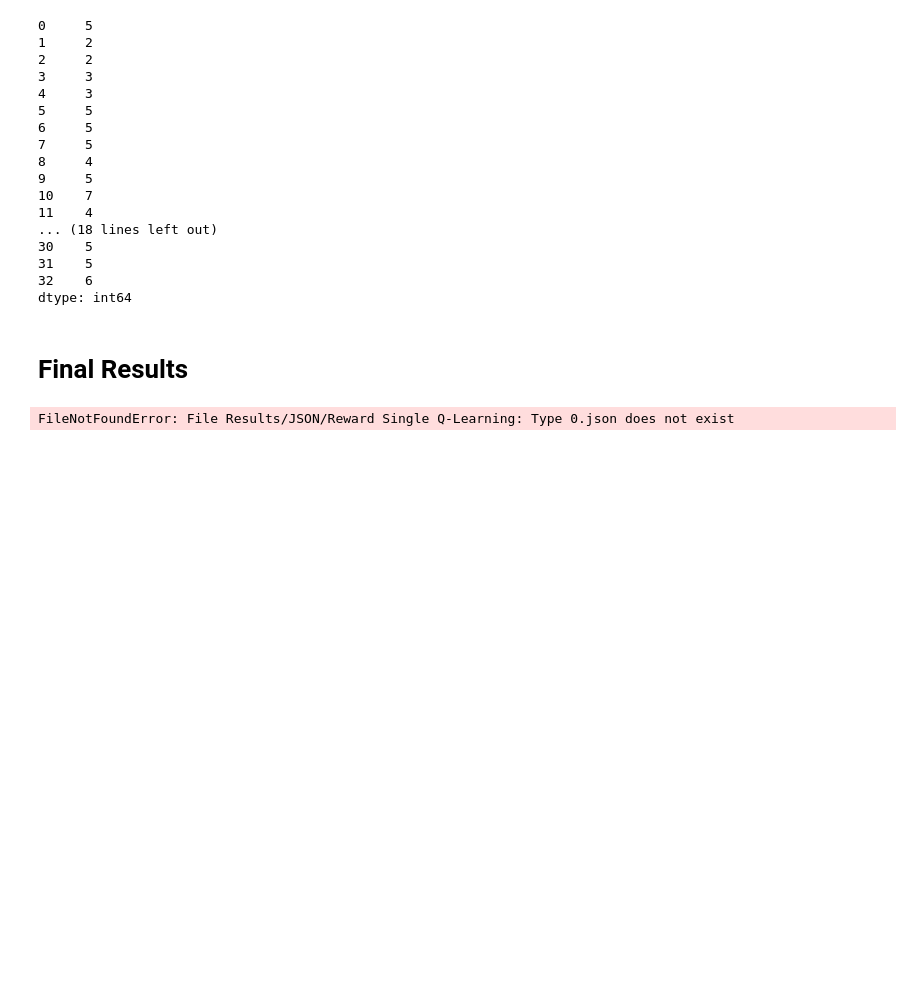
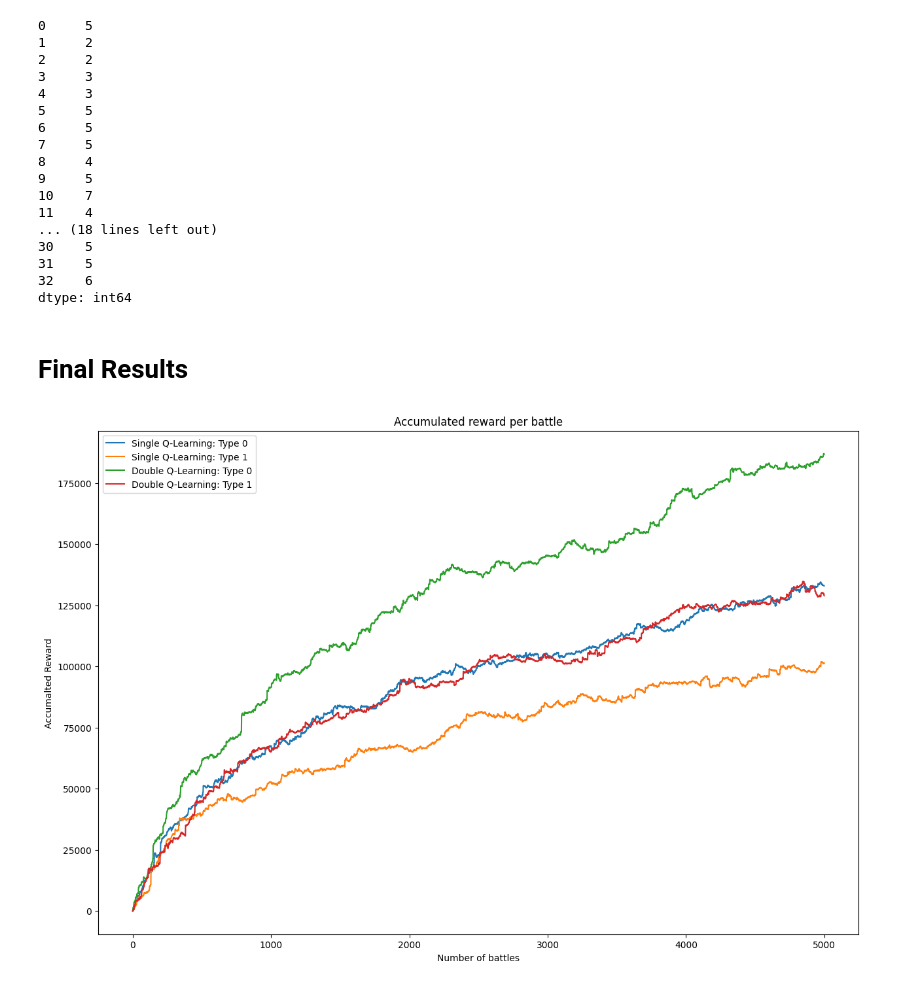
Before and after one commit to Harman367/Reinforcement-Learning-AI, a Jupyter notebook: Results/Results.ipynb, the cells around one changed output. Cells and saved outputs as stored; diff of their text form; code cells hidden in the pictures; blank space fills up the shorter version.

Commit message:
Results

```diff
--- a/Results/Results.ipynb
+++ b/Results/Results.ipynb
@@ -110,27 +110,27 @@ dtype: int64
 # Final Results
 # %%
 #Load all data
-data_s0 = pd.read_json('Results/JSON/Reward Single Q-Learning: Type 0.json')
-data_s1 = pd.read_json('Results/JSON/Reward Single Q-Learning: Type 1.json')
-data_d0 = pd.read_json('Results/JSON/Reward Double Q-Learning: Type 0.json')
-data_d1 = pd.read_json('Results/JSON/Reward Double Q-Learning: Type 1.json')
+data_s0 = pd.read_json('JSON/Reward Single Q-Learning Type 0.json')
+data_s1 = pd.read_json('JSON/Reward Single Q-Learning Type 1.json')
+data_d0 = pd.read_json('JSON/Reward Double Q-Learning Type 0.json')
+data_d1 = pd.read_json('JSON/Reward Double Q-Learning Type 1.json')
 
 #Get results
 results_s0 = data_s0['results']
 results_s1 = data_s1['results']
 results_d0 = data_d0['results']
 results_d1 = data_d1['results']
 
 #Plot results
 plt.figure(figsize=(15, 10))
 plt.title('Accumulated reward per battle')
 plt.xlabel('Number of battles')
 plt.ylabel('Accumalted Reward')
 plt.plot(results_s0, label='Single Q-Learning: Type 0')
 plt.plot(results_s1, label='Single Q-Learning: Type 1')
 plt.plot(results_d0, label='Double Q-Learning: Type 0')
 plt.plot(results_d1, label='Double Q-Learning: Type 1')
 plt.legend()
 plt.show()
 # %% [output]
-FileNotFoundError: File Results/JSON/Reward Single Q-Learning: Type 0.json does not exist
+[figure, added]
```
Also changed, not shown: parts of 8 cells of this notebook, 24 other files.
